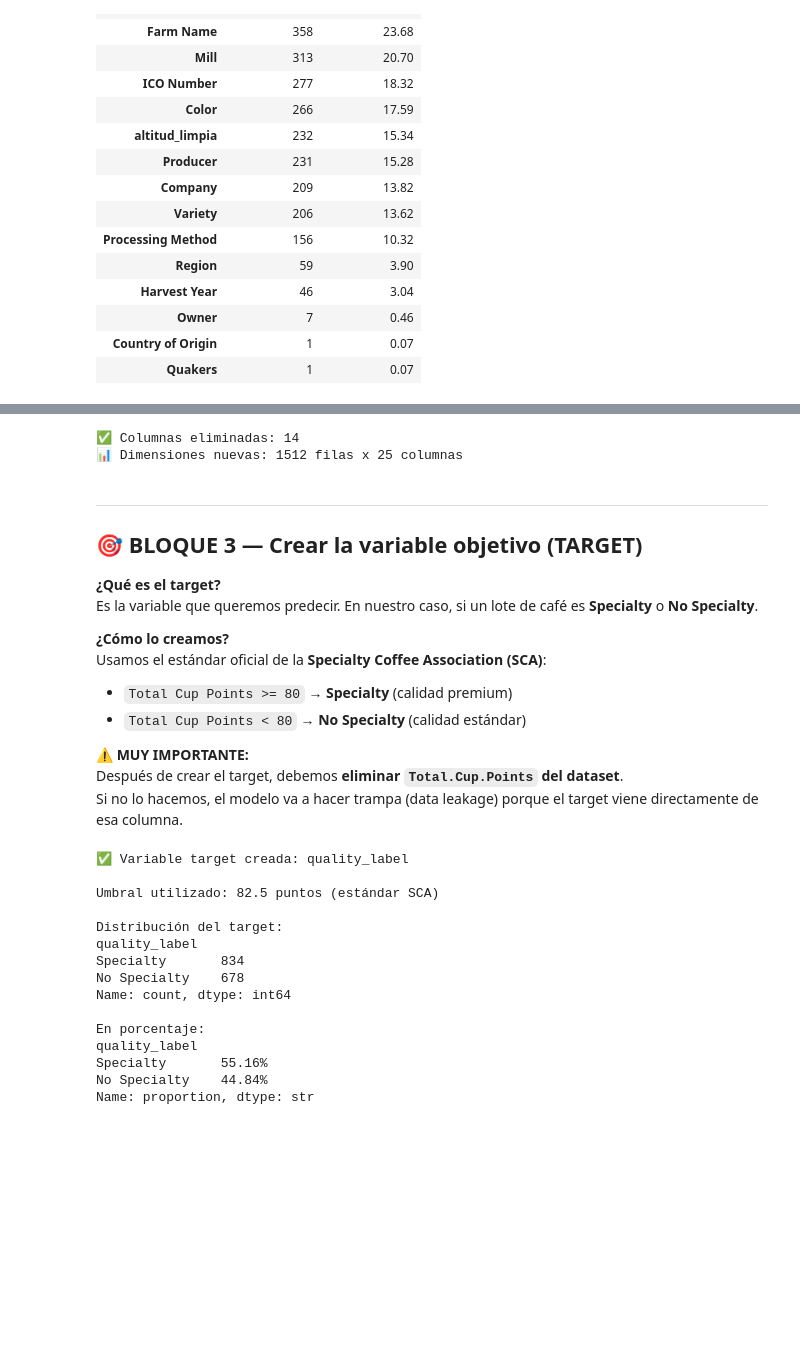
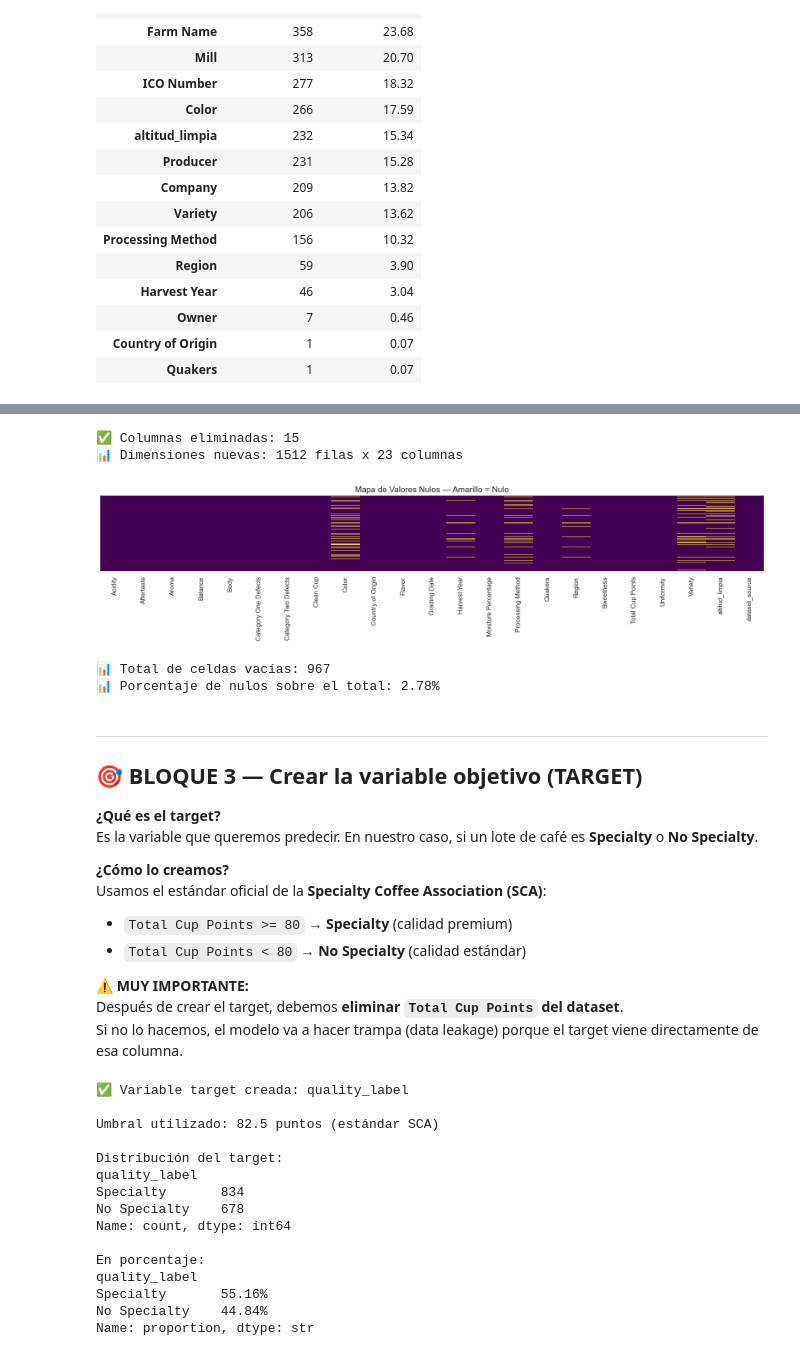
Before and after one commit to Bootcamp-IA-P6/Proyecto6_Grupo1, a Jupyter notebook: notebooks/2_EDA_Merge_Jonathan.ipynb, the cells around one changed output, grey strips where cells are left out. Cells and saved outputs as stored; diff of their text form; code cells hidden in the pictures; blank space fills up the shorter version.

Commit message:
feat: add merge of dataset. #2

```diff
--- a/notebooks/2_EDA_Merge_Jonathan.ipynb
+++ b/notebooks/2_EDA_Merge_Jonathan.ipynb
@@ -296,7 +290,7 @@ columnas_a_eliminar = [
     'Certification Body',
     'Certification Address',
     'Certification Contact',
-    'Unnamed: 0'
+    'Overall'
 ]
 
 # Filtrar solo las que existen en nuestro dataset
@@ -306,8 +300,24 @@ df_clean = df.drop(columns=columnas_a_eliminar)
 print(f'✅ Columnas eliminadas: {len(columnas_a_eliminar)}')
 print(f'📊 Dimensiones nuevas: {df_clean.shape[0]} filas x {df_clean.shape[1]} columnas')
 # %% [output]
-✅ Columnas eliminadas: 14
-📊 Dimensiones nuevas: 1512 filas x 25 columnas
+✅ Columnas eliminadas: 15
+📊 Dimensiones nuevas: 1512 filas x 23 columnas
+# %%
+# Visualizar los nuevos nulos con un heatmap
+
+
+plt.figure(figsize=(16, 4))
+sns.heatmap(df_clean.isnull(), yticklabels=False, cbar=False, cmap='viridis')
+plt.title('Mapa de Valores Nulos — Amarillo = Nulo', fontsize=14)
+plt.tight_layout()
+plt.show()
+
+print(f'\n📊 Total de celdas vacías: {df_clean.isnull().sum().sum()}')
+print(f'📊 Porcentaje de nulos sobre el total: {(df_clean.isnull().sum().sum() / df_clean.size * 100):.2f}%')
+# %% [output]
+[figure, added]
+📊 Total de celdas vacías: 967
+📊 Porcentaje de nulos sobre el total: 2.78%
 # %% [markdown]
 ---
 ## 🎯 BLOQUE 3 — Crear la variable objetivo (TARGET)
@@ -321,7 +331,7 @@ Usamos el estándar oficial de la **Specialty Coffee Association (SCA)**:
 - `Total Cup Points < 80` → **No Specialty** (calidad estándar)
 
 **⚠️ MUY IMPORTANTE:**
-Después de crear el target, debemos **eliminar `Total.Cup.Points` del dataset**.
+Después de crear el target, debemos **eliminar `Total Cup Points` del dataset**.
 Si no lo hacemos, el modelo va a hacer trampa (data leakage) porque el target viene directamente de esa columna.
 # %%
 # Crear la columna target usando el umbral de la SCA
```
Also changed, not shown: parts of 18 cells of this notebook, 3 other files.
